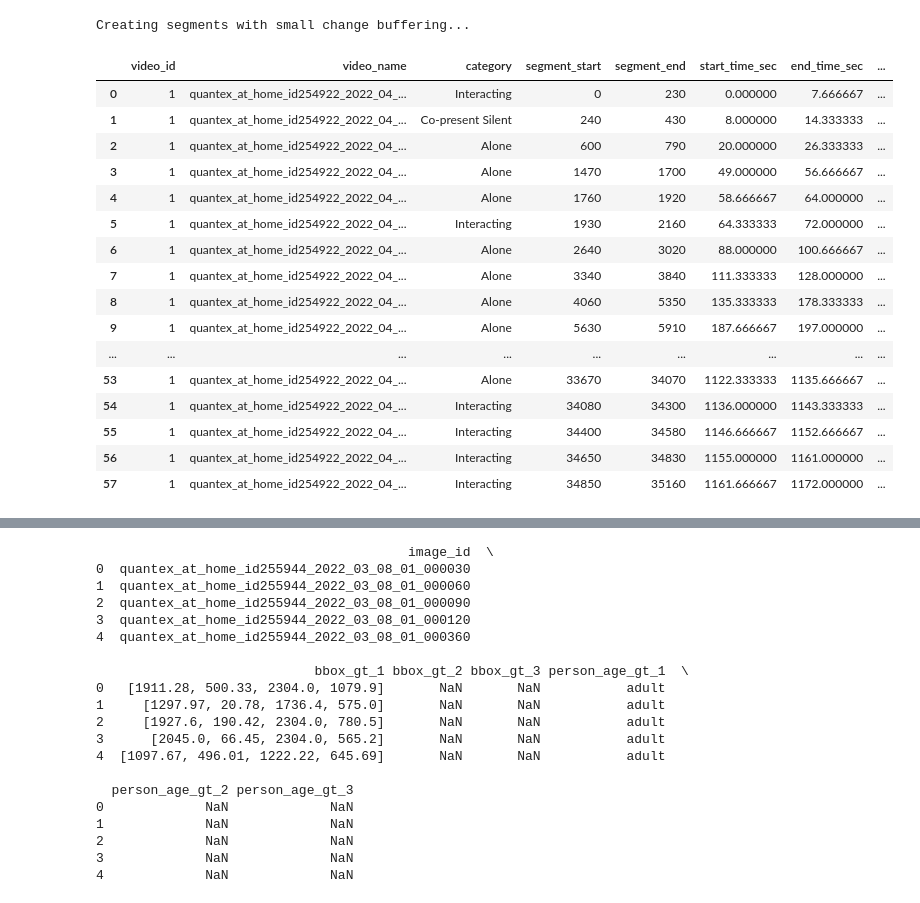
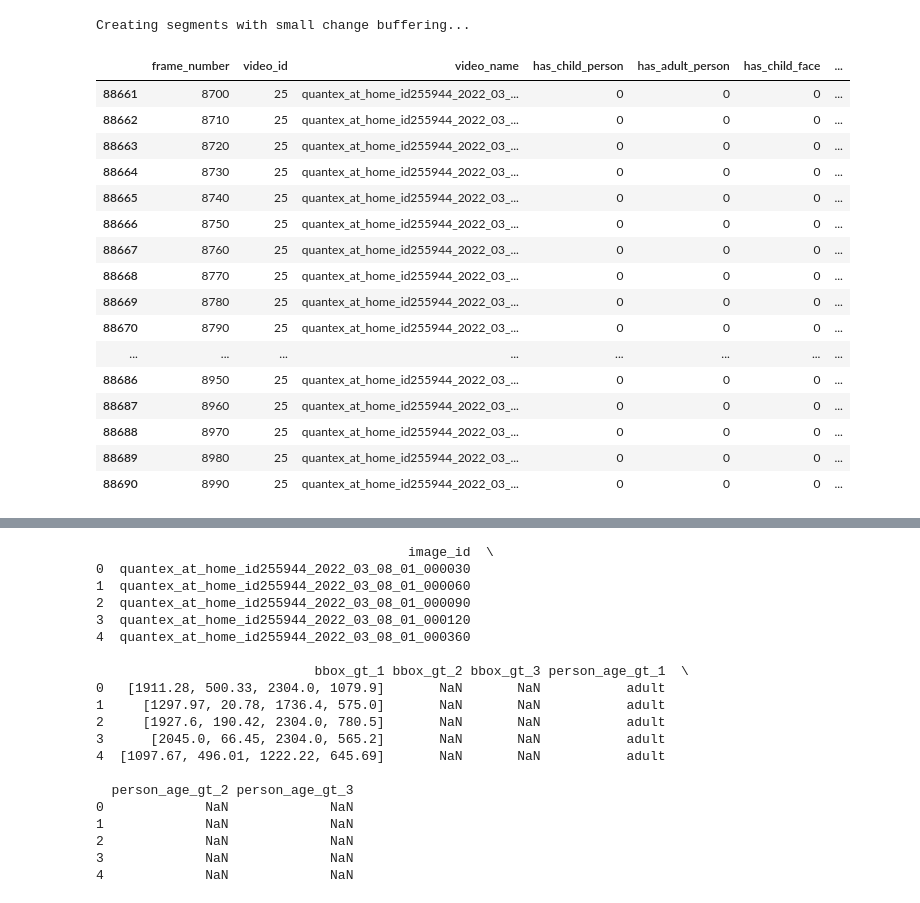
Before and after one commit to neleSuffo/preschool-social-ecology, a Jupyter notebook: src/results/rq_01/rq_01_analysis.ipynb, the cells around one changed output, grey strips where cells are left out. Cells and saved outputs as stored; diff of their text form; code cells hidden in the pictures.

```diff
--- a/src/results/rq_01/rq_01_analysis.ipynb
+++ b/src/results/rq_01/rq_01_analysis.ipynb
@@ -204,20 +212,20 @@ interaction_df = pd.read_csv("/home/nele_pauline_suffo/projects/naturalistic-soc
-# %%
-interaction_df[interaction_df["video_id"]==1]
-# %% [output]
-|  | video_id | video_name | category | segment_start | segment_end | start_time_sec | end_time_sec | ... |
-| 0 | 1 | quantex_at_home_id254922_2022_04_... | Interacting | 0 | 230 | 0.000000 | 7.666667 | ... |
-| 1 | 1 | quantex_at_home_id254922_2022_04_... | Co-present Silent | 240 | 430 | 8.000000 | 14.333333 | ... |
-| 2 | 1 | quantex_at_home_id254922_2022_04_... | Alone | 600 | 790 | 20.000000 | 26.333333 | ... |
-| 3 | 1 | quantex_at_home_id254922_2022_04_... | Alone | 1470 | 1700 | 49.000000 | 56.666667 | ... |
-| 4 | 1 | quantex_at_home_id254922_2022_04_... | Alone | 1760 | 1920 | 58.666667 | 64.000000 | ... |
-| 5 | 1 | quantex_at_home_id254922_2022_04_... | Interacting | 1930 | 2160 | 64.333333 | 72.000000 | ... |
-| 6 | 1 | quantex_at_home_id254922_2022_04_... | Alone | 2640 | 3020 | 88.000000 | 100.666667 | ... |
-| 7 | 1 | quantex_at_home_id254922_2022_04_... | Alone | 3340 | 3840 | 111.333333 | 128.000000 | ... |
-| 8 | 1 | quantex_at_home_id254922_2022_04_... | Alone | 4060 | 5350 | 135.333333 | 178.333333 | ... |
-| 9 | 1 | quantex_at_home_id254922_2022_04_... | Alone | 5630 | 5910 | 187.666667 | 197.000000 | ... |
-| ... | ... | ... | ... | ... | ... | ... | ... | ... |
-| 53 | 1 | quantex_at_home_id254922_2022_04_... | Alone | 33670 | 34070 | 1122.333333 | 1135.666667 | ... |
-| 54 | 1 | quantex_at_home_id254922_2022_04_... | Interacting | 34080 | 34300 | 1136.000000 | 1143.333333 | ... |
-| 55 | 1 | quantex_at_home_id254922_2022_04_... | Interacting | 34400 | 34580 | 1146.666667 | 1152.666667 | ... |
-| 56 | 1 | quantex_at_home_id254922_2022_04_... | Interacting | 34650 | 34830 | 1155.000000 | 1161.000000 | ... |
-| 57 | 1 | quantex_at_home_id254922_2022_04_... | Interacting | 34850 | 35160 | 1161.666667 | 1172.000000 | ... |
+# %%
+results_df[results_df["video_id"]==25][870:900]  # Example to view specific rows
+# %% [output]
+|  | frame_number | video_id | video_name | has_child_person | has_adult_person | has_child_face | ... |
+| 88661 | 8700 | 25 | quantex_at_home_id255944_2022_03_... | 0 | 0 | 0 | ... |
+| 88662 | 8710 | 25 | quantex_at_home_id255944_2022_03_... | 0 | 0 | 0 | ... |
+| 88663 | 8720 | 25 | quantex_at_home_id255944_2022_03_... | 0 | 0 | 0 | ... |
+| 88664 | 8730 | 25 | quantex_at_home_id255944_2022_03_... | 0 | 0 | 0 | ... |
+| 88665 | 8740 | 25 | quantex_at_home_id255944_2022_03_... | 0 | 0 | 0 | ... |
+| 88666 | 8750 | 25 | quantex_at_home_id255944_2022_03_... | 0 | 0 | 0 | ... |
+| 88667 | 8760 | 25 | quantex_at_home_id255944_2022_03_... | 0 | 0 | 0 | ... |
+| 88668 | 8770 | 25 | quantex_at_home_id255944_2022_03_... | 0 | 0 | 0 | ... |
+| 88669 | 8780 | 25 | quantex_at_home_id255944_2022_03_... | 0 | 0 | 0 | ... |
+| 88670 | 8790 | 25 | quantex_at_home_id255944_2022_03_... | 0 | 0 | 0 | ... |
+| ... | ... | ... | ... | ... | ... | ... | ... |
+| 88686 | 8950 | 25 | quantex_at_home_id255944_2022_03_... | 0 | 0 | 0 | ... |
+| 88687 | 8960 | 25 | quantex_at_home_id255944_2022_03_... | 0 | 0 | 0 | ... |
+| 88688 | 8970 | 25 | quantex_at_home_id255944_2022_03_... | 0 | 0 | 0 | ... |
+| 88689 | 8980 | 25 | quantex_at_home_id255944_2022_03_... | 0 | 0 | 0 | ... |
+| 88690 | 8990 | 25 | quantex_at_home_id255944_2022_03_... | 0 | 0 | 0 | ... |
```
Also changed, not shown: parts of 7 cells of this notebook.
